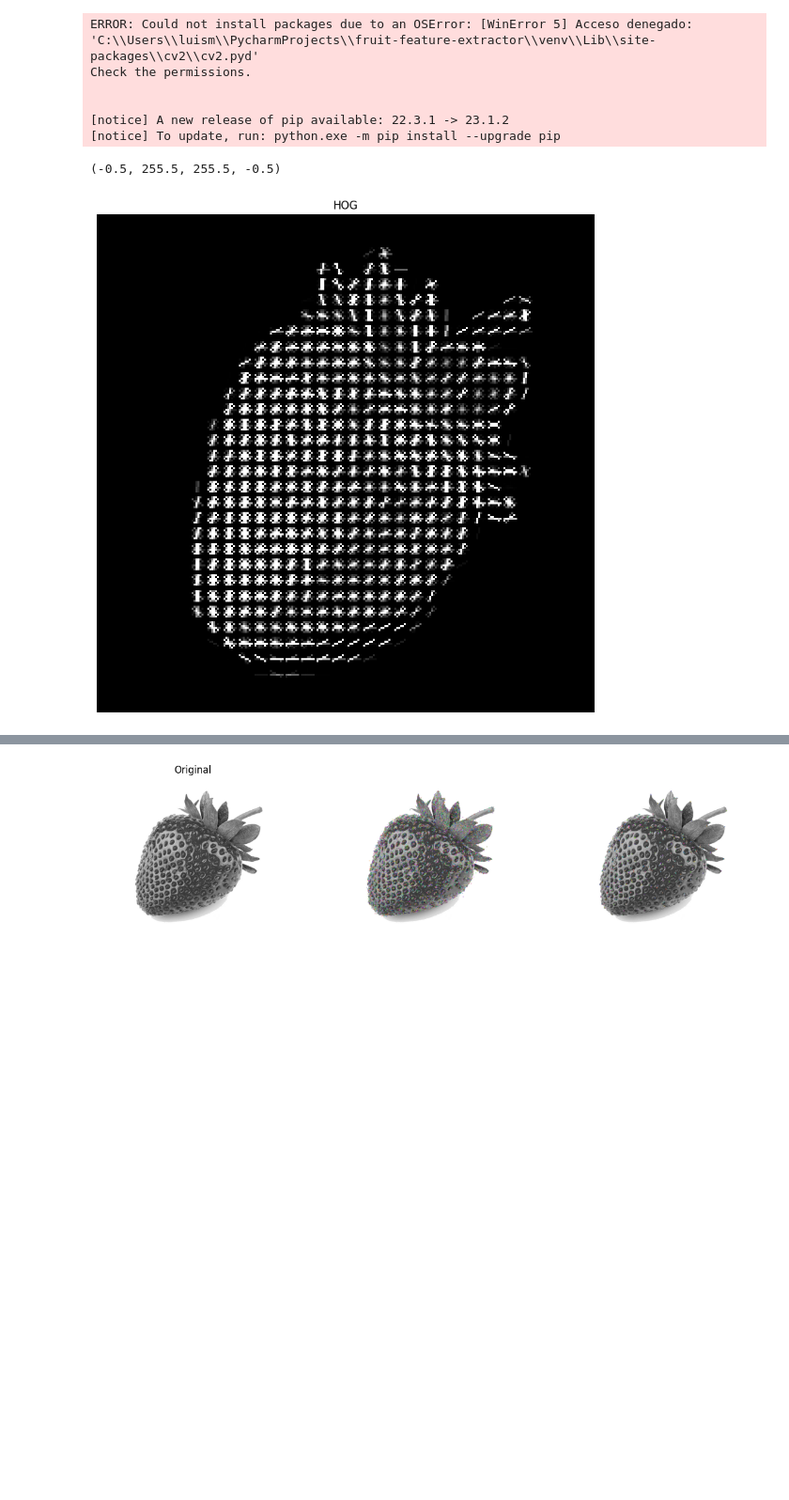
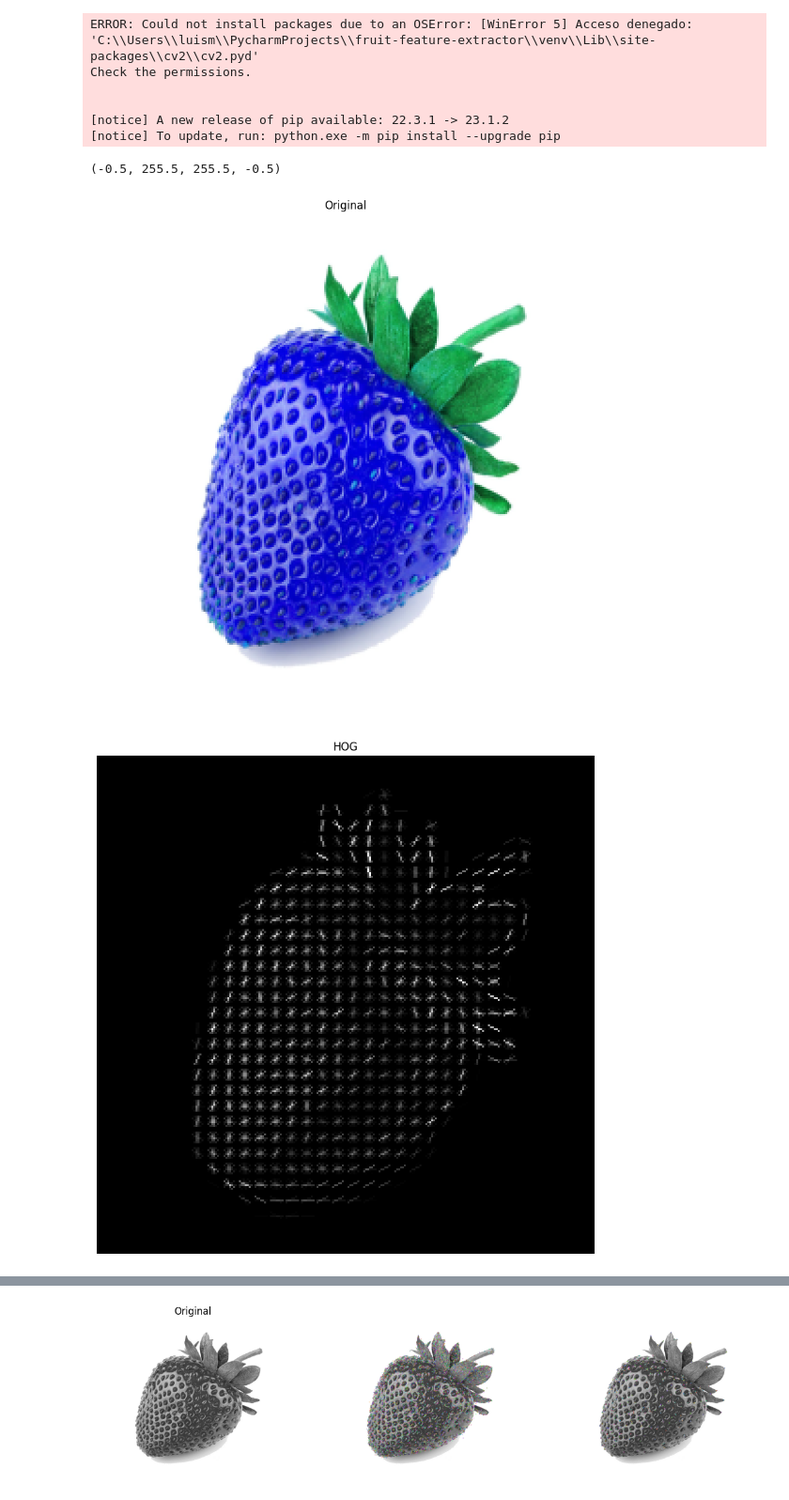
Before and after one commit to luismateoh/fruit-feature-extractor, a Jupyter notebook: HOG_SIFT_SURF.ipynb, the cells around one changed output, grey strips where cells are left out. Shown at 94% size. Saved outputs shown, nothing was run; the diff lists cells and outputs as text; code cells hidden in the pictures; blank space fills up the shorter version.

```diff
--- a/HOG_SIFT_SURF.ipynb
+++ b/HOG_SIFT_SURF.ipynb
@@ -14,32 +14,28 @@ Check the permissions.
 # %%
 import cv2 as cv
 import matplotlib.pyplot as plt
 from skimage.feature import hog as hogsk
 from skimage import data, exposure
 
 
 img = cv.imread('database/FRESA/fresa (39).jpg')
 
 image_gaussian = cv.GaussianBlur(img, (3, 3), 0)
 image_resized = cv.resize(image_gaussian, (256, 256), interpolation=cv.INTER_AREA)
 
-winSize = (64, 64)
-blockSize = (16, 16)
-blockStride = (8, 8)
-cellSize = (8, 8)
-nbins = 9
-hog = cv.HOGDescriptor(winSize, blockSize, blockStride, cellSize, nbins)
-
-
-# Calculate HOG. Opencv doesn't offer visualization so skimage is used here.
-implot = cv.cvtColor(image_resized, cv.COLOR_BGR2GRAY)
-fd, hogimage = hogsk(implot, visualize=True)
-hogimage = exposure.rescale_intensity(hogimage, in_range=(0, 10))
-
+hog = cv.HOGDescriptor((64, 64), (16, 16), (8, 8), (8, 8), 9)
+h = hog.compute(image_resized)
+h = h.reshape(1, -1)[0]
 
 plt.figure(figsize=(10, 10))
-plt.imshow(hogimage , cmap='gray'), plt.title('HOG')
+plt.imshow(image_resized), plt.title('Original')
 plt.axis('off')
+
+plt.figure(figsize=(10, 10))
+implot = cv.cvtColor(image_resized, cv.COLOR_BGR2GRAY)
+plt.imshow(hogsk(implot, visualize=True)[1], cmap='gray'), plt.title('HOG')
+plt.axis('off')
 # %% [output]
 (-0.5, 255.5, 255.5, -0.5)
-[figure, old version]
+[figure, new version]
+[figure, added]
```
Also changed, not shown: parts of 1 cell of this notebook.
